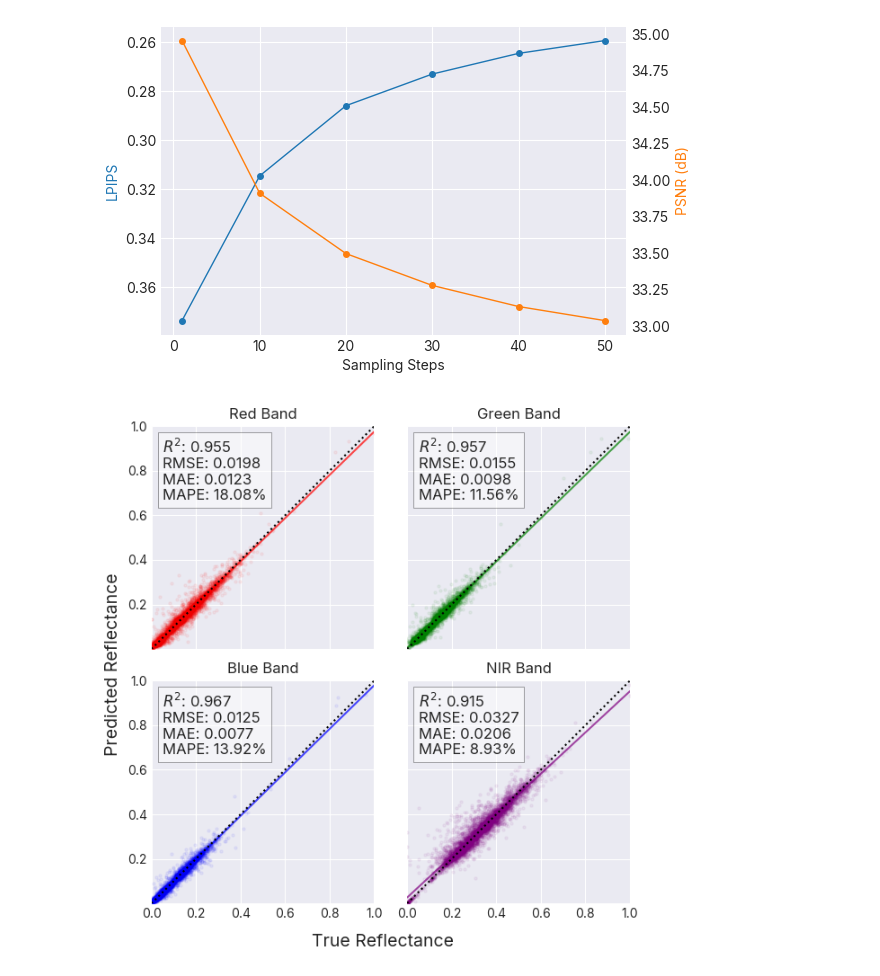
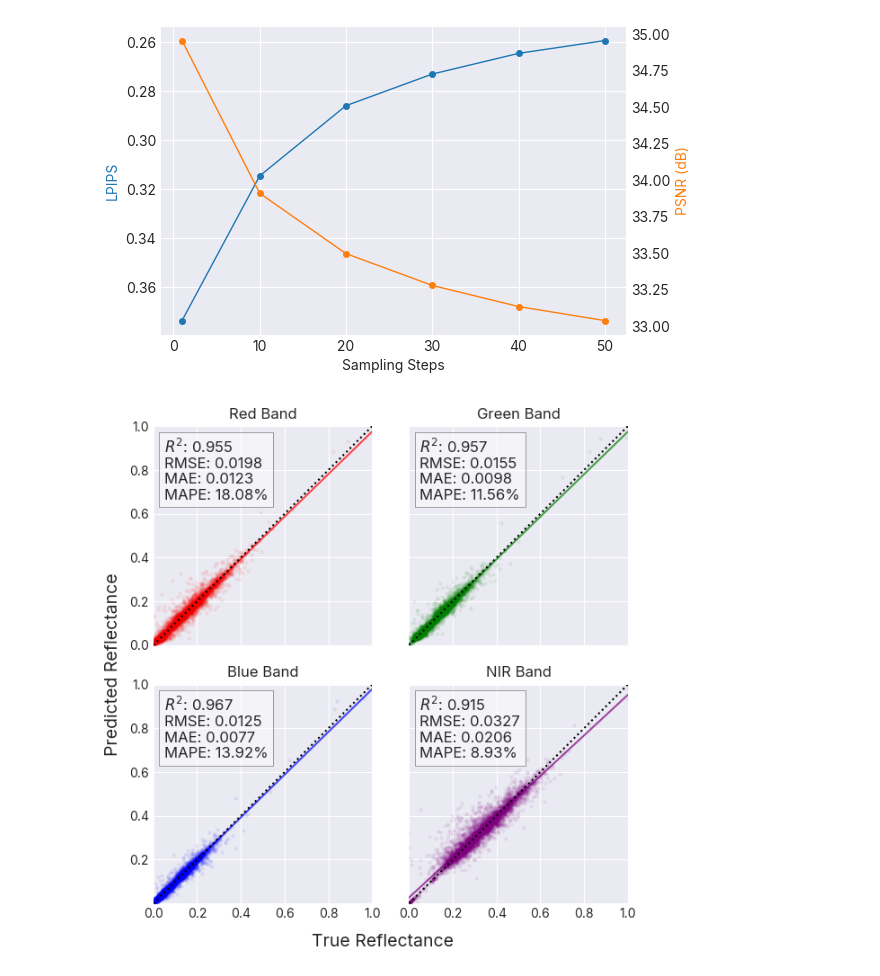
Before and after one commit to DakotaHester/s2flow, a Jupyter notebook: notebooks/plot_sampling.ipynb, the cells around one changed output. Drawn from its saved outputs; the diff is of its cells as text; code cells hidden in the pictures.

Commit message:
Refine plots a little

```diff
--- a/notebooks/plot_sampling.ipynb
+++ b/notebooks/plot_sampling.ipynb
@@ -445,37 +445,37 @@ for i, band in enumerate(['red', 'green', 'blue', 'nir']):
     ax[row][col].set_xlim(0, 1)
     ax[row][col].set_ylim(0, 1)
     ax[row][col].set_aspect('equal', 'box')
 
     # add statistics to upper left
     r_score = random_samples_gdf[[f'{band}_true', f'{band}_pred']].corr().iloc[0,1] ** 2
     rmse = np.sqrt(np.mean(random_samples_gdf[f'error_{band}'] ** 2))
     mae = np.mean(random_samples_gdf[f'abs_error_{band}'])
     ape = random_samples_gdf[f'percent_error_{band}']
     ape_no_infs = ape.replace([np.inf, -np.inf], np.nan).dropna()
-    mape = np.mean(ape_no_infs) * 100.0
-    ax[row][col].text(0.05, 0.95, f'$R^2$: {r_score:.3f}\nRMSE: {rmse:.4f}\nMAE: {mae:.4f}\nMAPE: {mape:.2f}%',
+    mape = np.mean(ape_no_infs)
+    ax[row][col].text(0.05, 0.95, f'$R^2$: {r_score:.3f}\nRMSE: {rmse:.4f}\nMAE: {mae:.4f}\nMAPE: {mape:.2%}',
         transform=ax[row][col].transAxes, fontsize=12,
         ha='left', va='top', bbox=dict(facecolor='white', alpha=0.5, linewidth=0.5)
     )
 
 # 0.0 labels on x and y axes touch in bottom left plot, so adjust
 ax[1][0].set_yticks([0.2, 0.4, 0.6, 0.8, 1.0])
-ax[0][0].set_yticks([0.2, 0.4, 0.6, 0.8, 1.0])
+# ax[0][0].set_yticks([0.2, 0.4, 0.6, 0.8, 1.0])
 
 fig.tight_layout()
 
 
 # add text for axes so that only 1 set of labels is shown
 fig.text(0.5, 0, 'True Reflectance', ha='center', va='top', fontsize=14)
 fig.text(0.0, 0.5, 'Predicted Reflectance', va='center', ha='center', rotation='vertical', fontsize=14)
 
 
 out_path = Path('../figures/sampling_regression/')
 out_path.mkdir(parents=True, exist_ok=True)
 for filetype in ['png', 'pdf']:
     fig.savefig(f'../figures/sampling_regression/sampling_regression.{filetype}', dpi=300 if filetype=='png' else None, bbox_inches='tight')
 # %% [output]
-[figure, old version]
+[figure, new version]
 # %%
 mean_sample_gdfs = []
 
```
Also changed, not shown: parts of 1 cell of this notebook, 3 other files.
